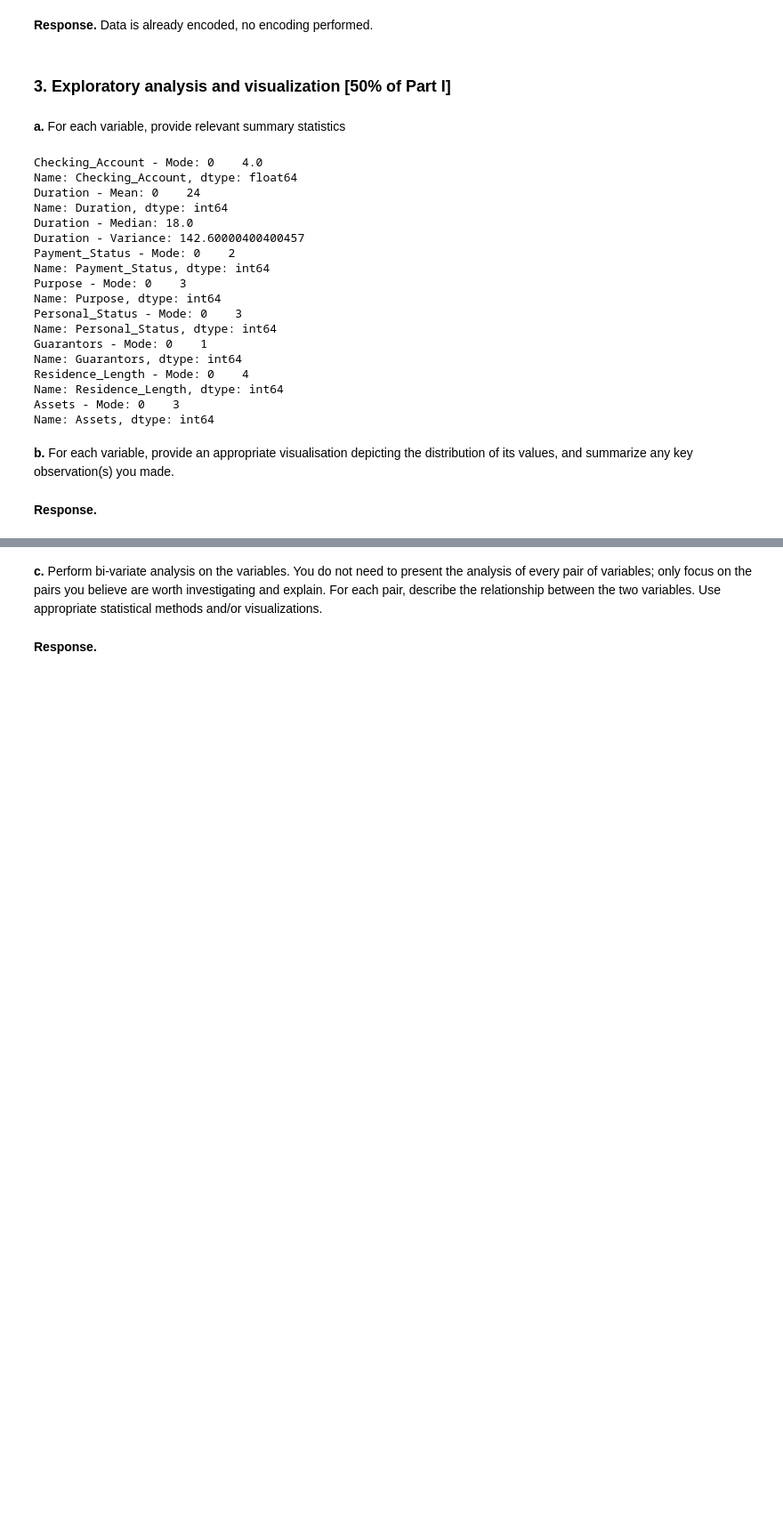
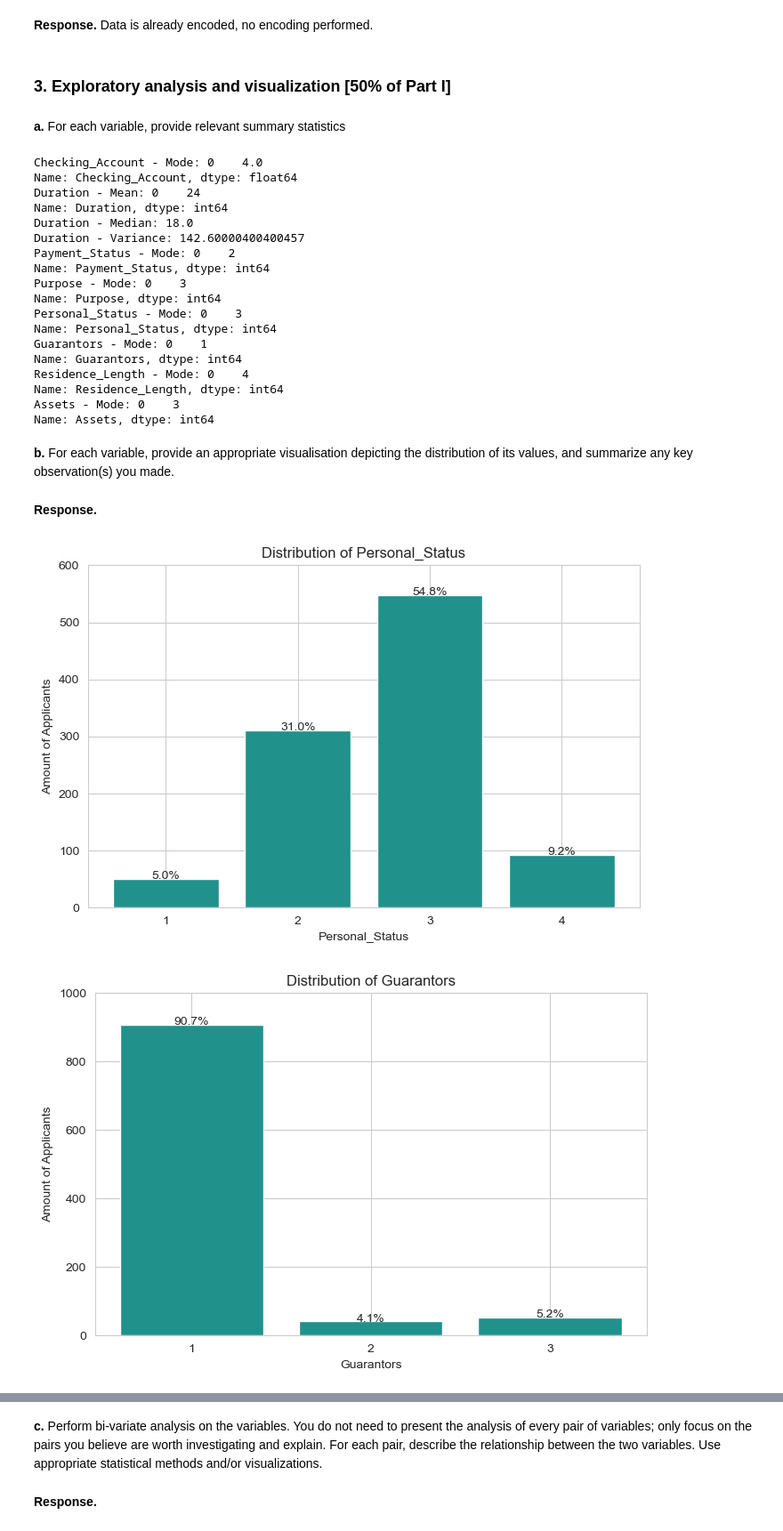
Before and after one commit to BradSquare/credit-105, a Jupyter notebook: CS105 Project Submission Part I 2025 (2).ipynb, the cells around one changed output, grey strips where cells are left out. Shown at 89% size. Saved outputs shown, nothing was run; the diff lists cells and outputs as text; code cells hidden in the pictures; blank space fills up the shorter version.

```diff
--- a/CS105 Project Submission Part I 2025 (2).ipynb
+++ b/CS105 Project Submission Part I 2025 (2).ipynb
@@ -219,3 +220,83 @@ Name: Assets, dtype: int64
 **b.** For each variable, provide an appropriate visualisation depicting the distribution of its values, and summarize any key observation(s) you made.
 # %% [markdown]
 **Response.**
+# %%
+data = credit.groupby("Personal_Status").size()
+plt.figure(figsize=(8, 5))
+xs = data.index
+ys = data
+ax = plt.bar(xs, ys, color=plt.cm.viridis(0.5))
+plt.title("Distribution of Personal_Status")
+plt.xlabel("Personal_Status")
+plt.ylabel("Amount of Applicants")
+plt.xticks(xs)
+plt.ylim(0,600)
+
+
+for p in ax:
+    height = p.get_height()
+    plt.text(p.get_x() + p.get_width() / 2., height + 0.02,  # Adjust vertical positioning with + 0.02
+             f'{height/1000:.1%}', ha="center", fontsize=10)
+plt.show()
+
+
+data = credit.groupby("Guarantors").size()
+plt.figure(figsize=(8, 5))
+xs = data.index
+ys = data
+ax = plt.bar(xs, ys, color=plt.cm.viridis(0.5))
+plt.title("Distribution of Guarantors")
+plt.xlabel("Guarantors")
+plt.ylabel("Amount of Applicants")
+plt.xticks(xs)
+plt.ylim(0,1000)
+
+
+for p in ax:
+    height = p.get_height()
+    plt.text(p.get_x() + p.get_width() / 2., height + 0.02,  # Adjust vertical positioning with + 0.02
+             f'{height/1000:.1%}', ha="center", fontsize=10)
+plt.show()
+
+
+
+
+data = credit.groupby("Residence_Length").size()
+plt.figure(figsize=(8, 5))
+xs = data.index
+ys = data
+ax = plt.bar(xs, ys, color=plt.cm.viridis(0.5))
+plt.title("Distribution of Residence_Length")
+plt.xlabel("Residence_Length")
+plt.ylabel("Amount of Applicants")
+plt.xticks(xs)
+plt.ylim(0,500)
+
+
+for p in ax:
+    height = p.get_height()
+    plt.text(p.get_x() + p.get_width() / 2., height + 0.02,  # Adjust vertical positioning with + 0.02
+             f'{height/1000:.1%}', ha="center", fontsize=10)
+plt.show()
+
+
+data = credit.groupby("Assets").size()
+plt.figure(figsize=(8, 5))
+xs = data.index
+ys = data
+ax = plt.bar(xs, ys, color=plt.cm.viridis(0.5))
+plt.title("Distribution of Assets")
+plt.xlabel("Assets")
+plt.ylabel("Amount of Applicants")
+plt.xticks(xs)
+plt.ylim(0,400)
+
+
+for p in ax:
+    height = p.get_height()
+    plt.text(p.get_x() + p.get_width() / 2., height + 0.02,  # Adjust vertical positioning with + 0.02
+             f'{height/1000:.1%}', ha="center", fontsize=10)
+plt.show()
+# %% [output]
+[figure, added]
+[figure, added]
```
Also changed, not shown: parts of 3 cells of this notebook.
